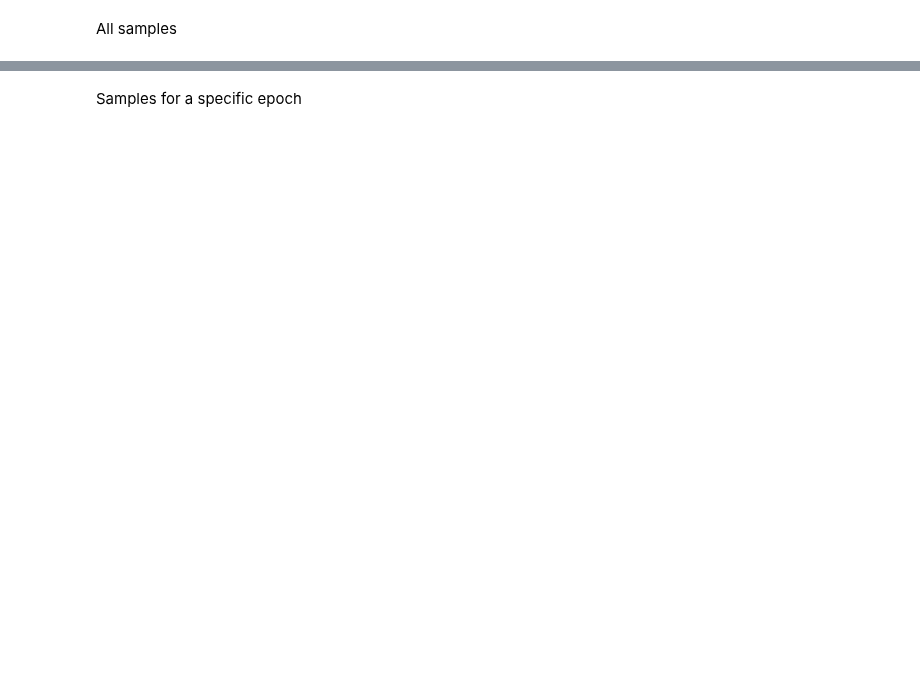
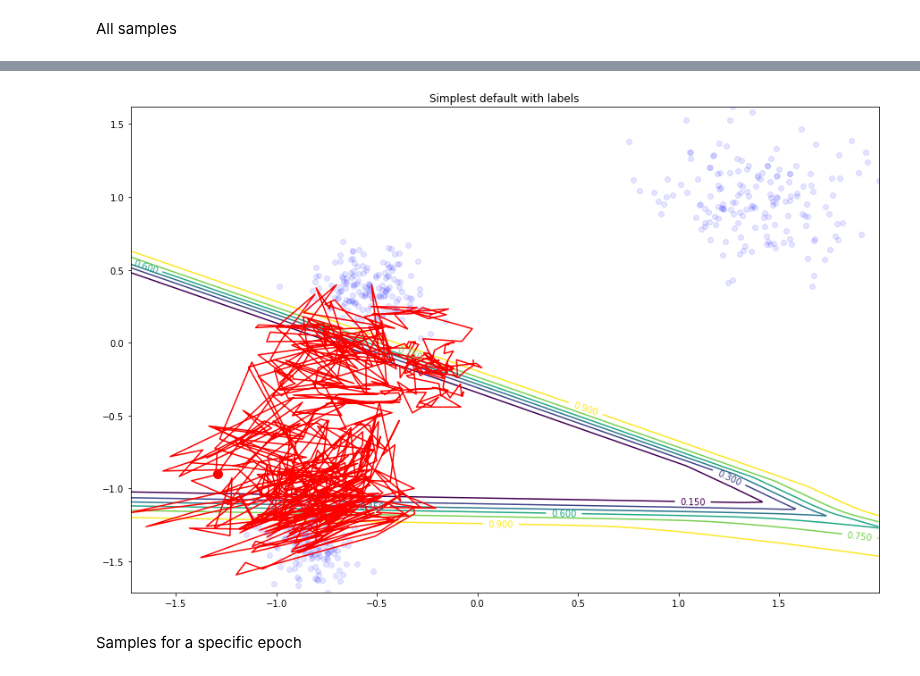
Before and after one commit to mfinzi/gans-and-stuff, a Jupyter notebook: bgan_synth.ipynb, the cells around one changed output, grey strips where cells are left out. Saved outputs shown, nothing was run; the diff lists cells and outputs as text; code cells hidden in the pictures; blank space fills up the shorter version.

```diff
--- a/bgan_synth.ipynb
+++ b/bgan_synth.ipynb
@@ -133,3 +186,7 @@ plt.plot(x_r[:, 0], x_r[:, 1], 'bo')
+# %%
+visualize(epoch_samples)
+# %% [output]
+[figure, added]
 # %% [markdown]
 Samples for a specific epoch
 # %%
```
Also changed, not shown: parts of 21 cells of this notebook, 2 other files.
